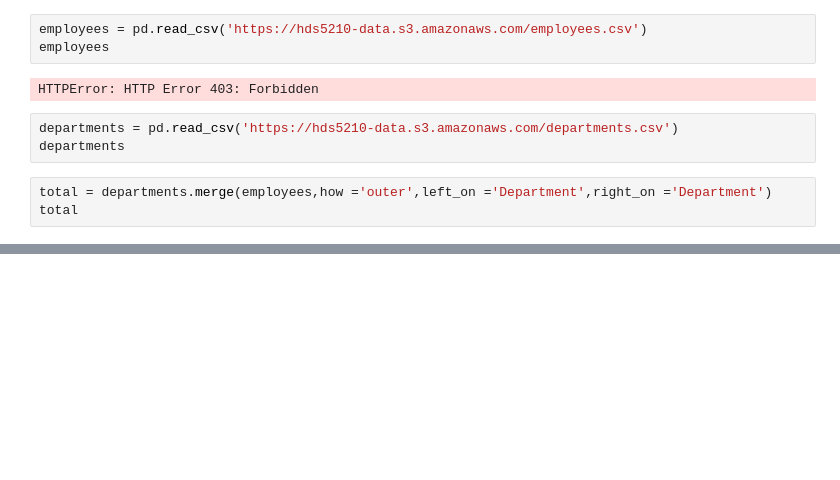
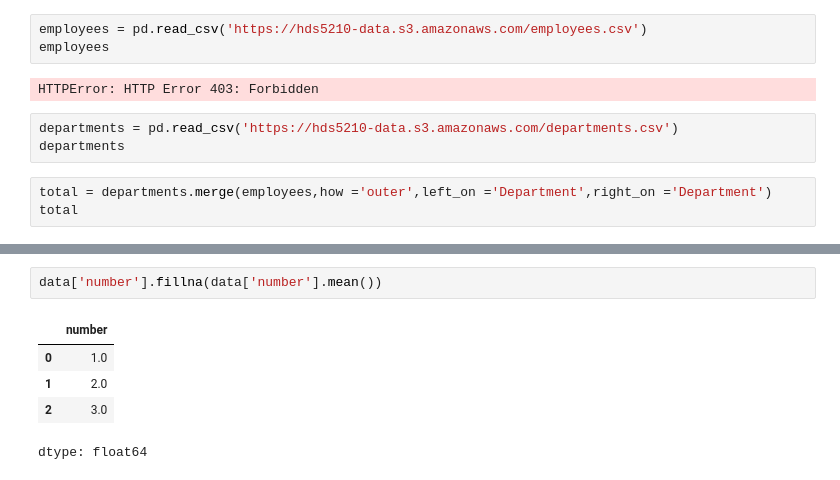
Before and after one commit to SRARNAB7/SRARNAB7, a Jupyter notebook: Interview_Preparation_Feb_2026.ipynb, the cells around one changed output, grey strips where cells are left out. Saved outputs shown, nothing was run; the diff lists cells and outputs as text; blank space fills up the shorter version.

```diff
--- a/Interview_Preparation_Feb_2026.ipynb
+++ b/Interview_Preparation_Feb_2026.ipynb
@@ -101,0 +121,8 @@ total
+# %%
+data['number'].fillna(data['number'].mean())
+# %% [output]
+|  | number |
+| 0 | 1.0 |
+| 1 | 2.0 |
+| 2 | 3.0 |
+dtype: float64
```
Also changed, not shown: parts of 8 cells of this notebook.
